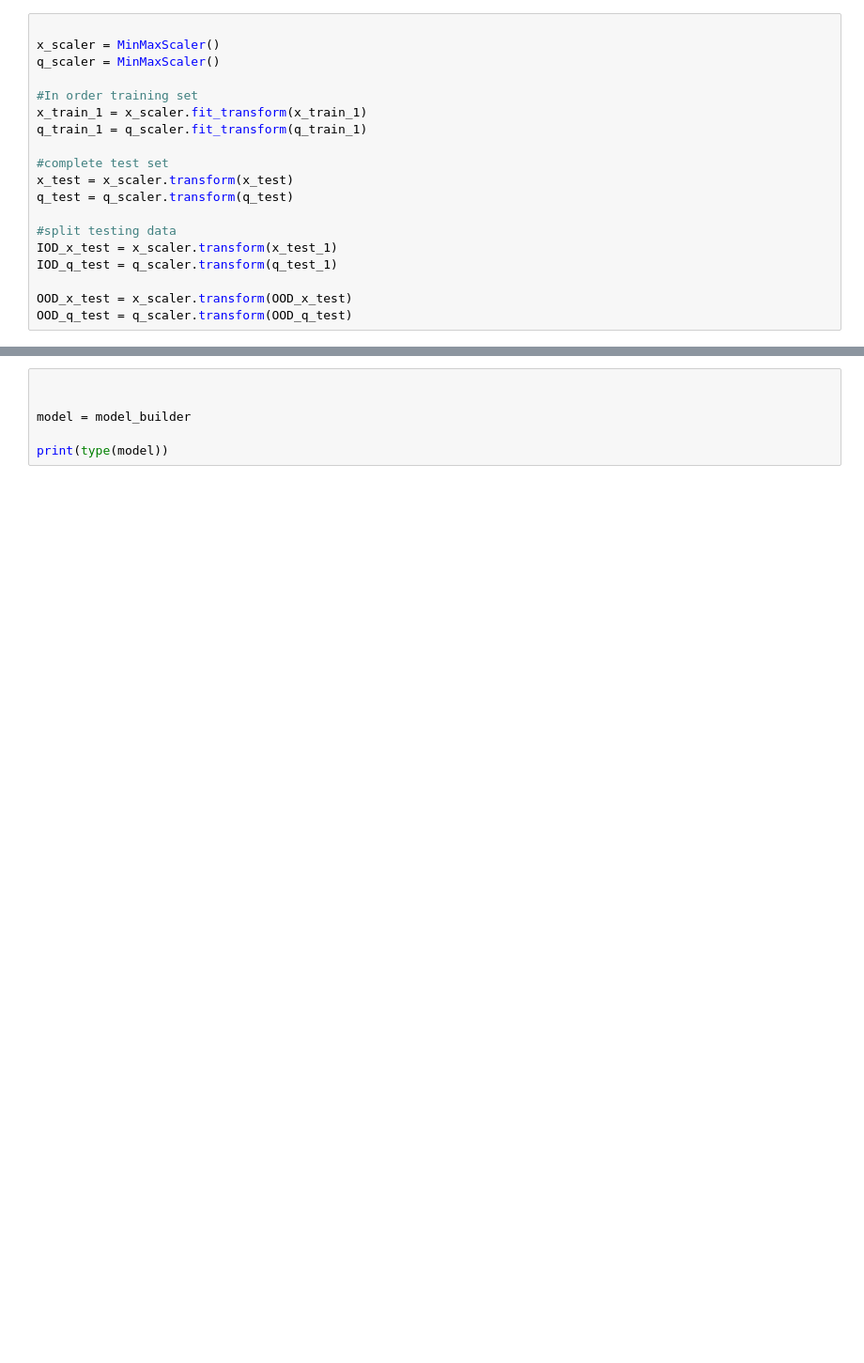
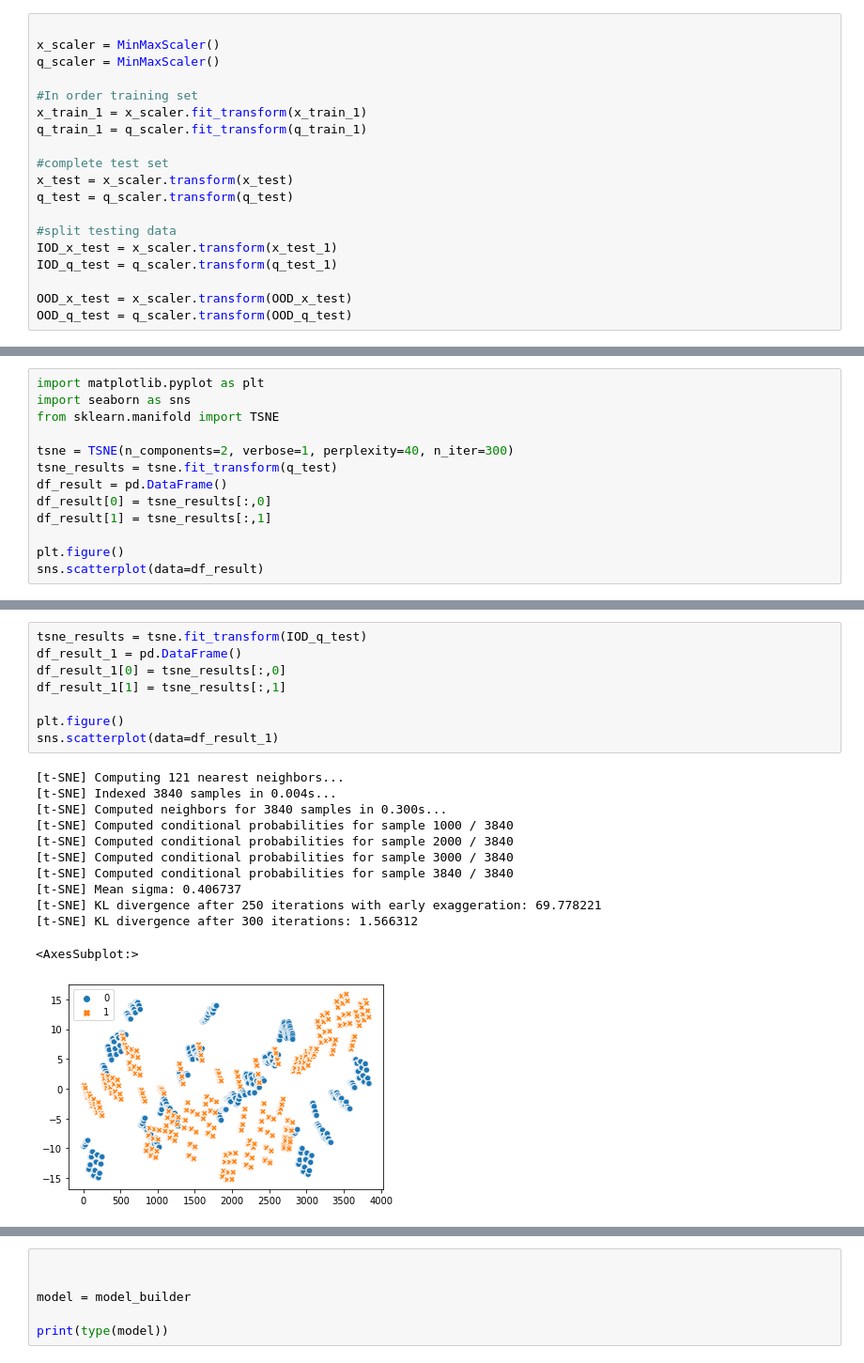
Before and after one commit to Banuv/Thesis_Uncertainty, a Jupyter notebook: Deep_Ensemble_OOD_SD.ipynb, the cells around one changed output, grey strips where cells are left out. Shown at 94% size. Saved outputs shown, nothing was run; the diff lists cells and outputs as text; blank space fills up the shorter version.

```diff
--- a/Deep_Ensemble_OOD_SD.ipynb
+++ b/Deep_Ensemble_OOD_SD.ipynb
@@ -120,0 +128,13 @@ OOD_q_test = q_scaler.transform(OOD_q_test)
+# %%
+import matplotlib.pyplot as plt
+import seaborn as sns
+from sklearn.manifold import TSNE
+
+tsne = TSNE(n_components=2, verbose=1, perplexity=40, n_iter=300)
+tsne_results = tsne.fit_transform(q_test)
+df_result = pd.DataFrame()
+df_result[0] = tsne_results[:,0]
+df_result[1] = tsne_results[:,1]
+
+plt.figure()
+sns.scatterplot(data=df_result)
@@ -120,0 +154,21 @@ OOD_q_test = q_scaler.transform(OOD_q_test)
+# %%
+tsne_results = tsne.fit_transform(IOD_q_test)
+df_result_1 = pd.DataFrame()
+df_result_1[0] = tsne_results[:,0]
+df_result_1[1] = tsne_results[:,1]
+
+plt.figure()
+sns.scatterplot(data=df_result_1)
+# %% [output]
+[t-SNE] Computing 121 nearest neighbors...
+[t-SNE] Indexed 3840 samples in 0.004s...
+[t-SNE] Computed neighbors for 3840 samples in 0.300s...
+[t-SNE] Computed conditional probabilities for sample 1000 / 3840
+[t-SNE] Computed conditional probabilities for sample 2000 / 3840
+[t-SNE] Computed conditional probabilities for sample 3000 / 3840
+[t-SNE] Computed conditional probabilities for sample 3840 / 3840
+[t-SNE] Mean sigma: 0.406737
+[t-SNE] KL divergence after 250 iterations with early exaggeration: 69.778221
+[t-SNE] KL divergence after 300 iterations: 1.566312
+<AxesSubplot:>
+[figure, added]
```
Also changed, not shown: parts of 14 cells of this notebook, 28 other files.
